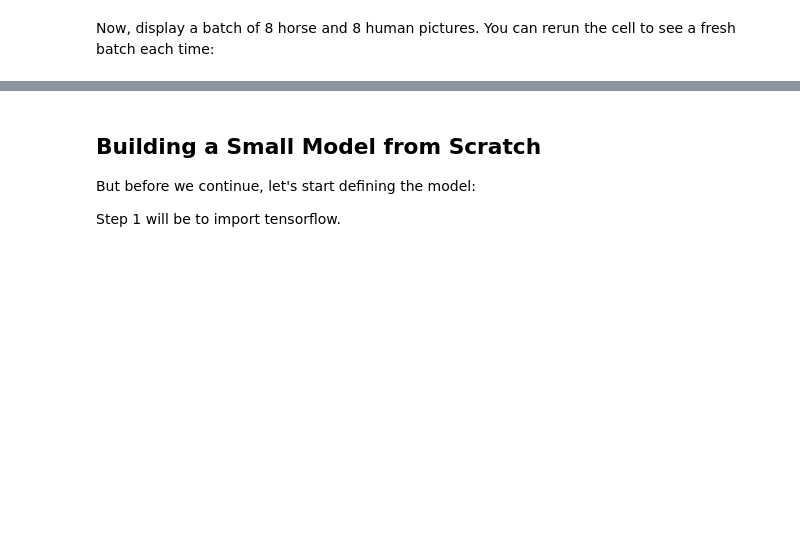
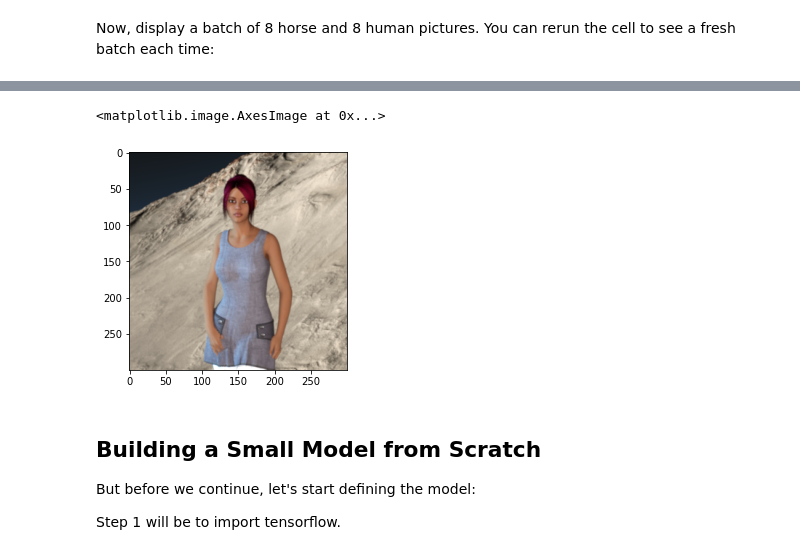
Before and after one commit to EmilSeyfullayev/Tensorflow-Developer-Professional-Certificate, a Jupyter notebook: Course 1/"Course_1_Part_8_Lesson_3_Notebook_ipynb".ipynb, the cells around one changed output, grey strips where cells are left out. Cells and saved outputs as stored; diff of their text form; code cells hidden in the pictures; blank space fills up the shorter version.

```diff
--- a/Course 1/"Course_1_Part_8_Lesson_3_Notebook_ipynb".ipynb
+++ b/Course 1/"Course_1_Part_8_Lesson_3_Notebook_ipynb".ipynb
@@ -141,0 +154,3 @@ plt.show()
+# %%
+img = mpimg.imread(img_path)
+img.shape
@@ -142,3 +203,8 @@ plt.show()
+# %%
+plt.imshow(img)
+# %% [output]
+<matplotlib.image.AxesImage at 0x...>
+[figure, added]
 # %% [markdown]
 ## Building a Small Model from Scratch
 
```
Also changed, not shown: parts of 9 cells of this notebook.
